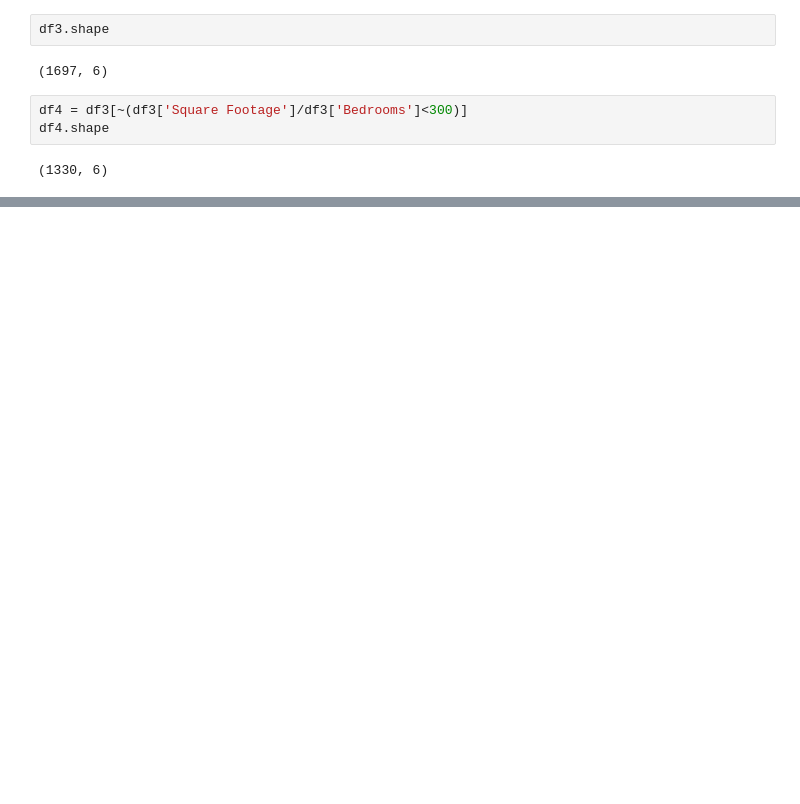
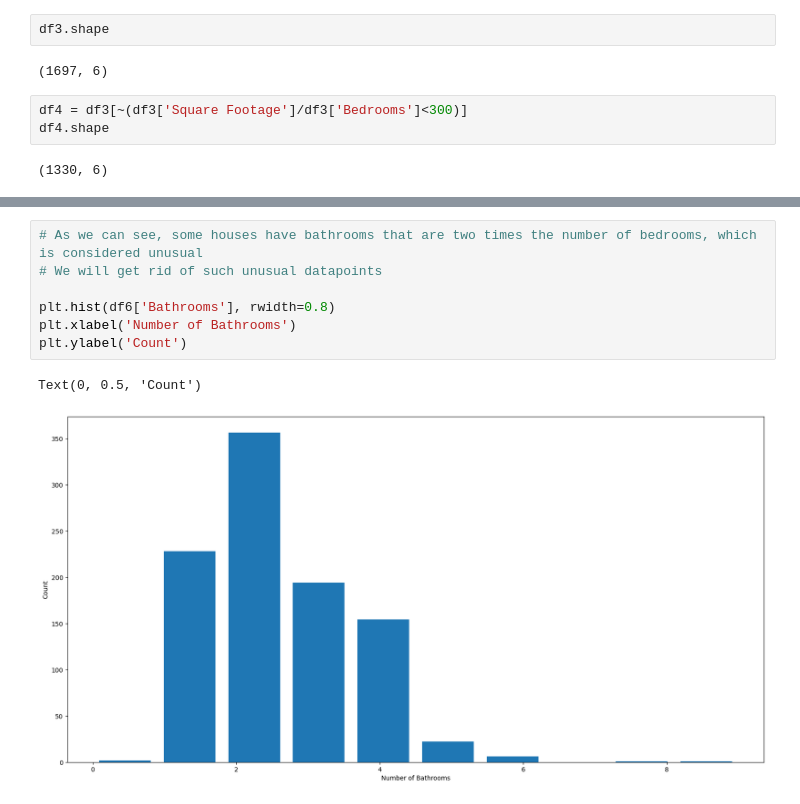
Before and after one commit to Gurbnova/Edmonton-House-Predictions, a Jupyter notebook: Edmonton_House_Predictions.ipynb, the cells around one changed output, grey strips where cells are left out. Drawn from its saved outputs; the diff is of its cells as text; blank space fills up the shorter version.

```diff
--- a/Edmonton_House_Predictions.ipynb
+++ b/Edmonton_House_Predictions.ipynb
@@ -197,0 +279,10 @@ df
+# %%
+# As we can see, some houses have bathrooms that are two times the number of bedrooms, which is considered unusual
+# We will get rid of such unusual datapoints
+
+plt.hist(df6['Bathrooms'], rwidth=0.8)
+plt.xlabel('Number of Bathrooms')
+plt.ylabel('Count')
+# %% [output]
+Text(0, 0.5, 'Count')
+[figure, added]
```
Also changed, not shown: parts of 30 cells of this notebook.
